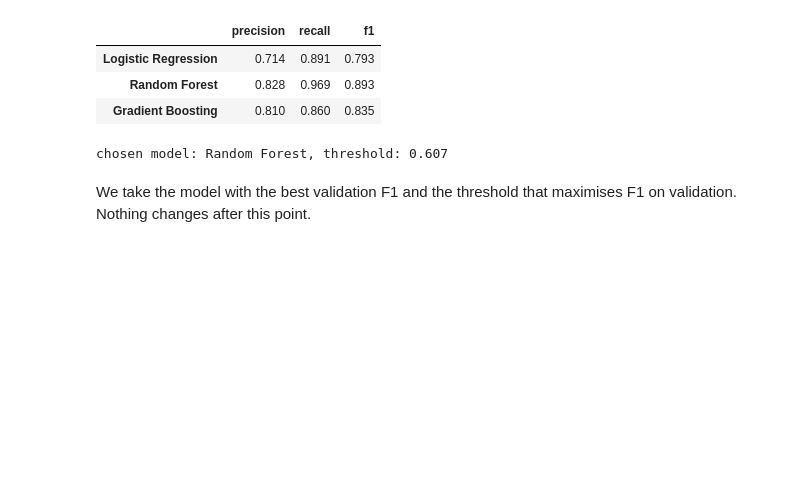
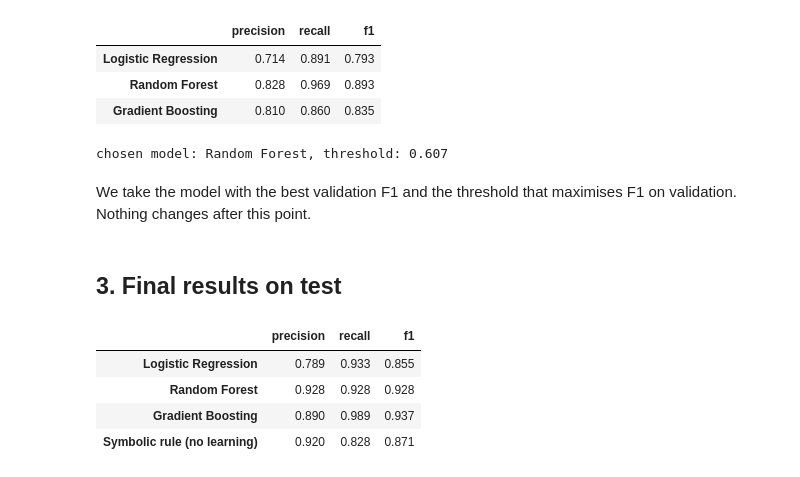
Before and after one commit to Jag2007/AI_ML_Project, a Jupyter notebook: notebooks/04_models_evaluation.ipynb, the cells around one changed output. Saved outputs shown, nothing was run; the diff lists cells and outputs as text; code cells hidden in the pictures; blank space fills up the shorter version.

```diff
--- a/notebooks/04_models_evaluation.ipynb
+++ b/notebooks/04_models_evaluation.ipynb
@@ -79,3 +79,18 @@ print(f"chosen model: {best}, threshold: {threshold:.3f}")
 chosen model: Random Forest, threshold: 0.607
 # %% [markdown]
 We take the model with the best validation F1 and the threshold that maximises F1 on validation. Nothing changes after this point.
+# %% [markdown]
+## 3. Final results on test
+# %%
+test_proba = {name: s.predict_proba(test)[:, 1] for name, s in searches.items()}
+test_pred = (test_proba[best] >= threshold).astype(int)
+
+results = {name: scores(test["label"], p >= (threshold if name == best else 0.5)) for name, p in test_proba.items()}
+results["Symbolic rule (no learning)"] = scores(test["label"], test["mec_support"] == 1)
+pd.DataFrame(results).T.round(3)
+# %% [output]
+|  | precision | recall | f1 |
+| Logistic Regression | 0.789 | 0.933 | 0.855 |
+| Random Forest | 0.928 | 0.928 | 0.928 |
+| Gradient Boosting | 0.890 | 0.989 | 0.937 |
+| Symbolic rule (no learning) | 0.920 | 0.828 | 0.871 |
```
Also changed, not shown: parts of 11 cells of this notebook.
